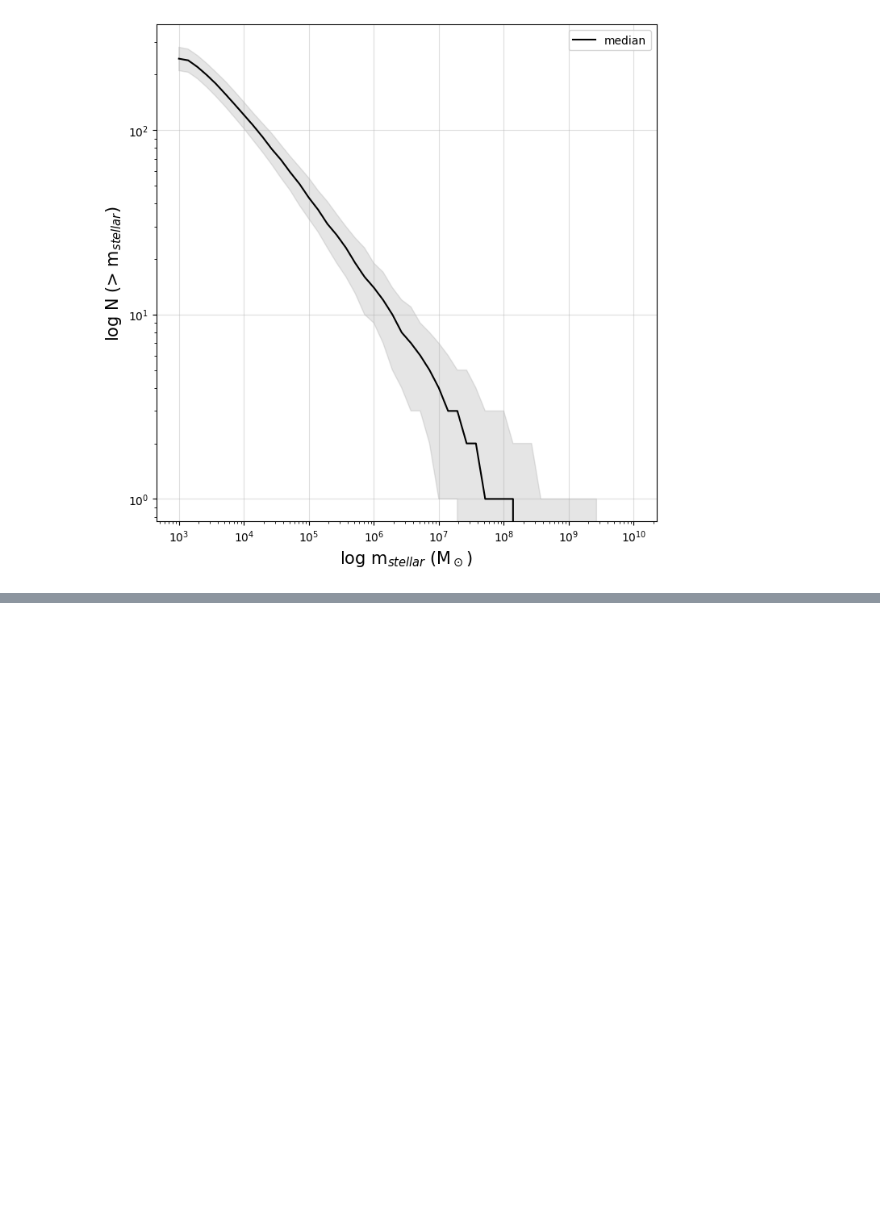
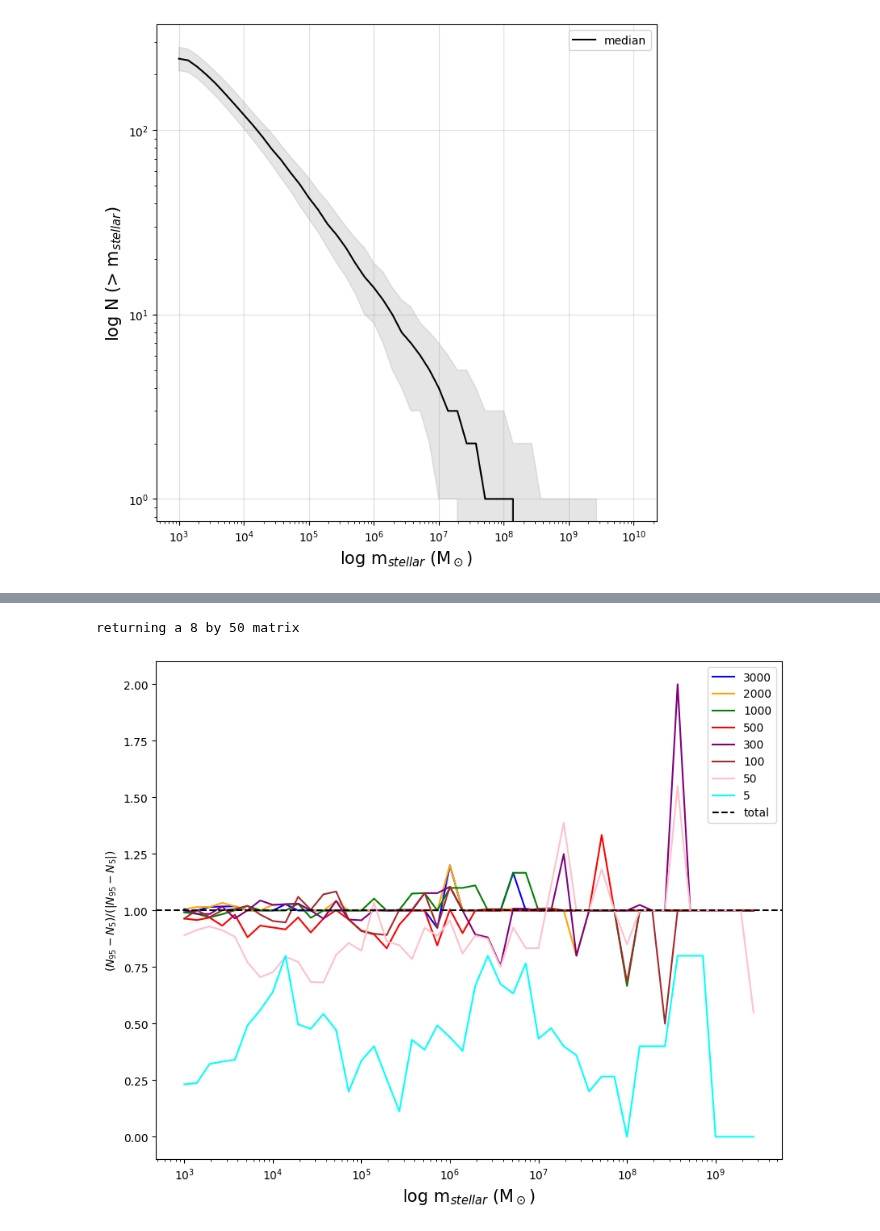
Before and after one commit to jsmonzon/SatGen, a Jupyter notebook: notebooks/N_realizations.ipynb, the cells around one changed output, grey strips where cells are left out. Drawn from its saved outputs; the diff is of its cells as text; code cells hidden in the pictures; blank space fills up the shorter version.

Commit message:
weekly update (new method for measuring stat)

```diff
--- a/notebooks/N_realizations.ipynb
+++ b/notebooks/N_realizations.ipynb
@@ -67,0 +71,33 @@ plt.show()
+# %%
+def scatter_stat(CSMF, det_CSMF):
+
+    if len(CSMF.shape) == 4:
+        print("averaging over the samples!")
+        CSMF = np.average(CSMF,axis=0)
+
+    Nreal = CSMF.shape[0]
+    Mpix = CSMF.shape[2]
+
+    stat = (CSMF[:,2]-CSMF[:,0])/(det_CSMF[2]-det_CSMF[0])
+
+    print("returning a", Nreal, "by", Mpix, "matrix")
+    return stat
+# %%
+stat = scatter_stat(mat,surv_CSMF)
+# %% [output]
+returning a 8 by 50 matrix
+# %%
+plt.figure(figsize=(10,8))
+
+for i,val in enumerate(stat):
+
+    plt.plot(surv_massr, val, color=colors[i], label=str(Nreal[i]))
+
+plt.axhline(1, ls="--", color="black",label="total")
+plt.xscale("log")
+plt.xlabel("log m$_{stellar}$ (M$_\odot$)", fontsize=15)
+plt.ylabel("$ (N_{95}-N_5) / (|N_{95}-N_5|) $")
+plt.legend()
+plt.show()
+# %% [output]
+[figure, added]
```
Also changed, not shown: parts of 3 cells of this notebook, 7 other files.
